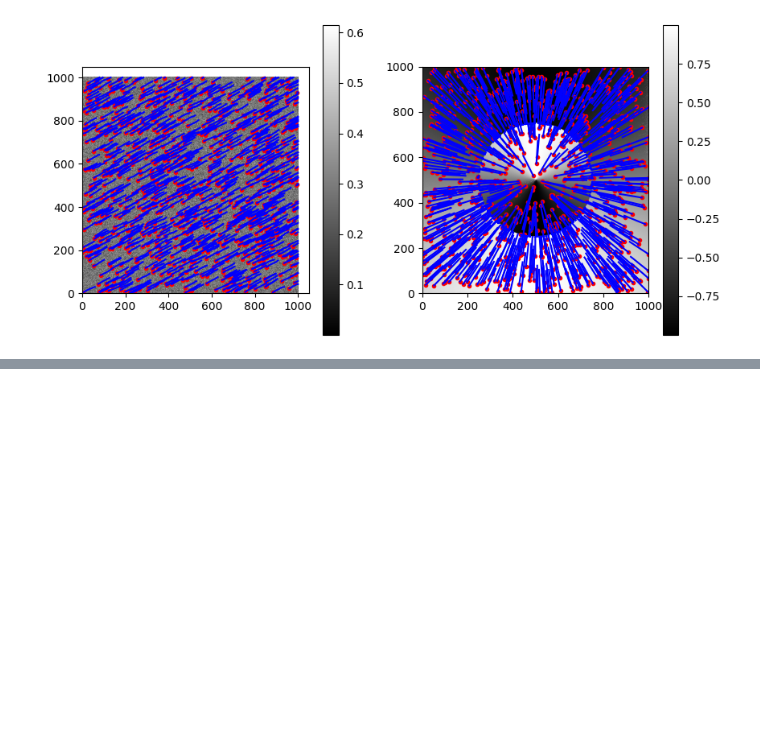
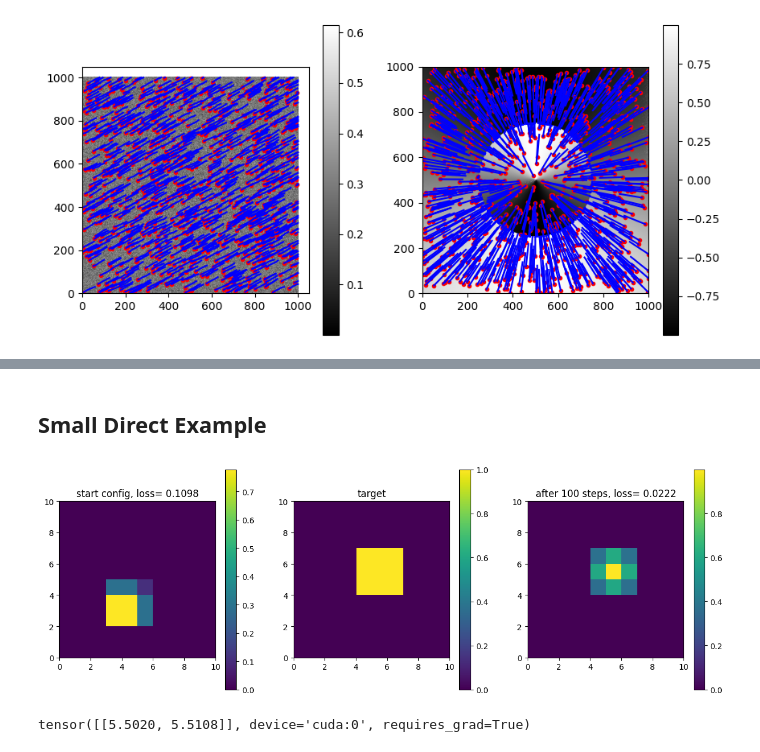
Before and after one commit to Davidxdydz/diffstreamlines, a Jupyter notebook: test.ipynb, the cells around one changed output, grey strips where cells are left out. Saved outputs shown, nothing was run; the diff lists cells and outputs as text; code cells hidden in the pictures; blank space fills up the shorter version.

```diff
--- a/test.ipynb
+++ b/test.ipynb
@@ -149,0 +219,52 @@ plt.show()
+# %% [markdown]
+## Small Direct Example
+# %%
+paths = torch.tensor(
+    [
+        [4, 3],
+    ],
+    dtype=torch.float32,
+    device="cuda",
+)
+paths.requires_grad_()
+paths_lengths = torch.tensor(
+    [
+        1,
+    ],
+    dtype=torch.int32,
+    device="cuda",
+)
+target = torch.zeros((10, 10), dtype=torch.float32, device="cuda")
+target[4:7, 4:7] = 1
+b = 1
+im = diffstreamlines.render_streamlines(paths, paths_lengths, 10, 10, b)
+im_np = im.detach().cpu().numpy()
+plt.figure(figsize=(15, 5))
+plt.subplot(1, 3, 1)
+plt.imshow(im_np, extent=[0, 10, 0, 10], origin="lower")
+plt.title(f"start config, loss= {torch.mean((im - target) ** 2).item():.4f}")
+plt.colorbar()
+plt.subplot(1, 3, 2)
+target_np = target.detach().cpu().numpy()
+plt.imshow(target_np, extent=[0, 10, 0, 10], origin="lower")
+plt.colorbar()
+plt.title("target")
+
+optim = torch.optim.Adam([paths], lr=0.1)
+steps = 100
+for _ in tqdm(range(steps)):
+    optim.zero_grad()
+    im = diffstreamlines.render_streamlines(paths, paths_lengths, 10, 10, b)
+    loss = torch.mean((im - target) ** 2)
+    loss.backward()
+    optim.step()
+plt.subplot(1, 3, 3)
+im = diffstreamlines.render_streamlines(paths, paths_lengths, 10, 10, b)
+im_np = im.detach().cpu().numpy()
+plt.imshow(im_np, extent=[0, 10, 0, 10], origin="lower")
+plt.title(f"after {steps} steps, loss= {torch.mean((im - target) ** 2).item():.4f}")
+plt.colorbar()
+plt.show()
+# %% [output]
+[figure, added]
+tensor([[5.5020, 5.5108]], device='cuda:0', requires_grad=True)
```
Also changed, not shown: parts of 7 cells of this notebook, 3 other files.
